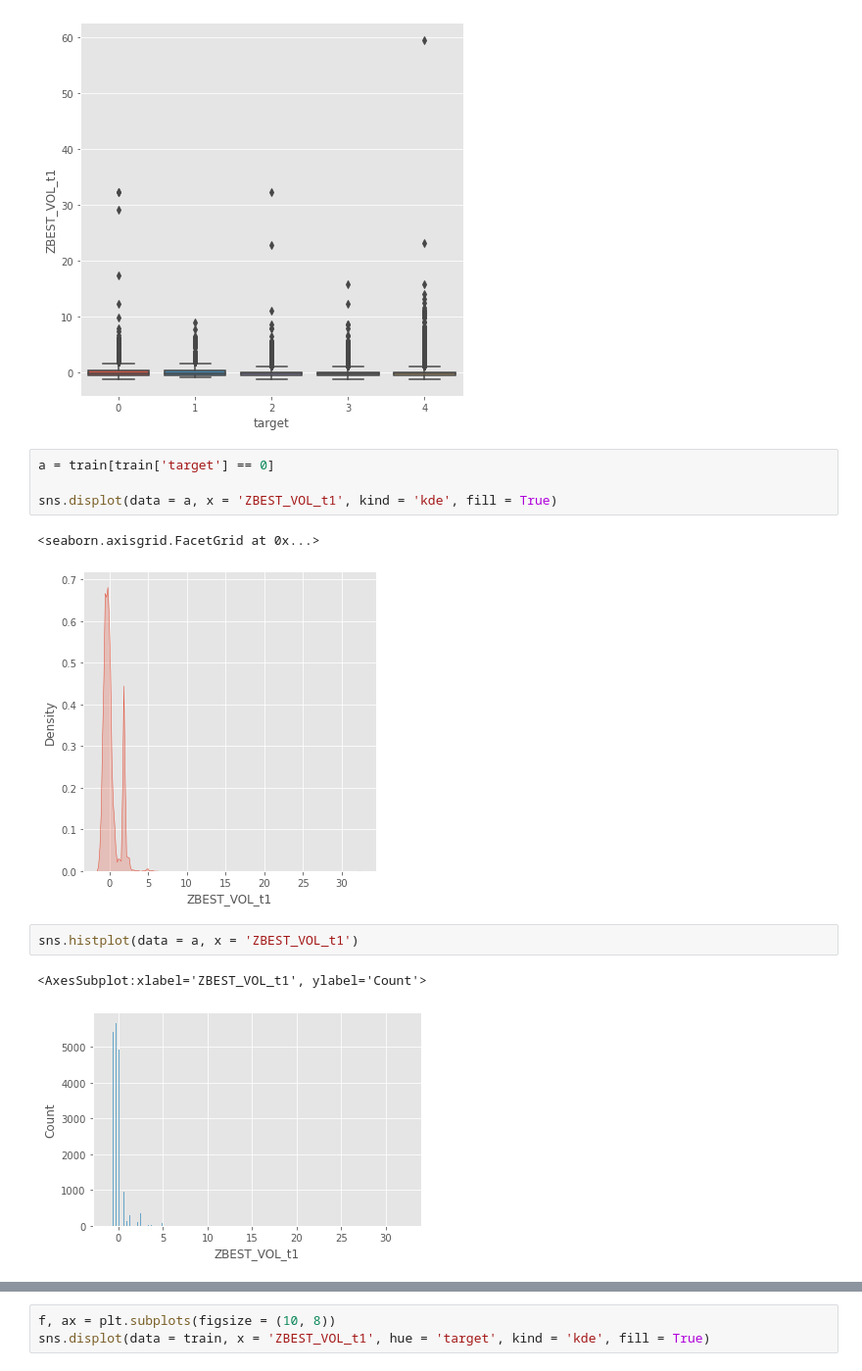
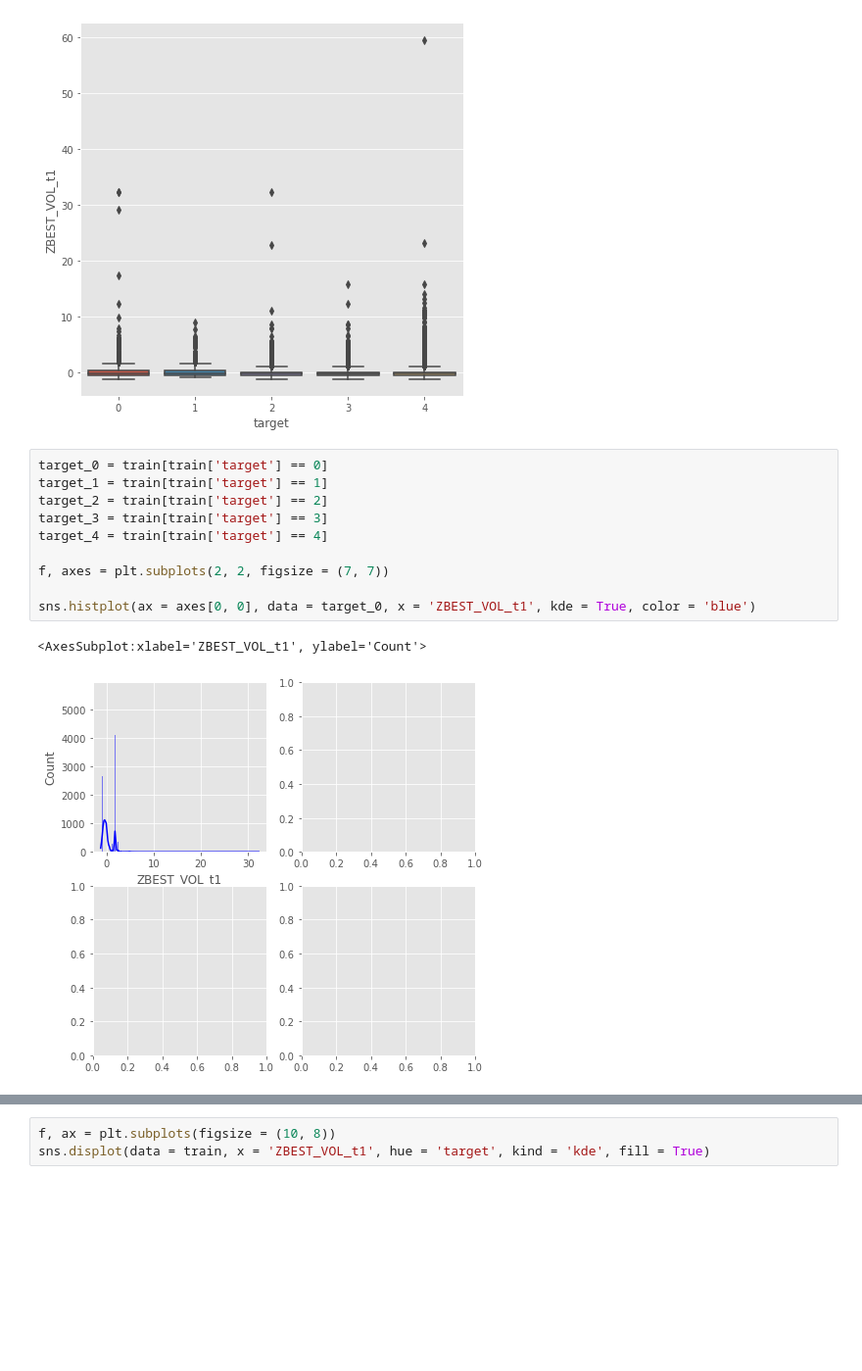
Before and after one commit to oscarm524/Data-Mining-Cup, a Jupyter notebook: DMC-2008/Data_Exploration/Data_Exploration.ipynb, the cells around one changed output, grey strips where cells are left out. Shown: that part at 98% size. Drawn from its saved outputs; the diff is of its cells as text; blank space fills up the shorter version.

Commit message:
adding another plot

```diff
--- a/DMC-2008/Data_Exploration/Data_Exploration.ipynb
+++ b/DMC-2008/Data_Exploration/Data_Exploration.ipynb
@@ -54,15 +54,16 @@ sns.boxplot(x = 'target', y = 'ZBEST_VOL_t1', data = train)
 # %% [output]
 <AxesSubplot:xlabel='target', ylabel='ZBEST_VOL_t1'>
 [figure]
-# %%
-a = train[train['target'] == 0]
-
-sns.displot(data = a, x = 'ZBEST_VOL_t1', kind = 'kde', fill = True)
-# %% [output]
-<seaborn.axisgrid.FacetGrid at 0x...>
-[figure, removed]
-# %%
-sns.histplot(data = a, x = 'ZBEST_VOL_t1')
-# %% [output]
-<AxesSubplot:xlabel='ZBEST_VOL_t1', ylabel='Count'>
-[figure, removed]
+# %%
+target_0 = train[train['target'] == 0]
+target_1 = train[train['target'] == 1]
+target_2 = train[train['target'] == 2]
+target_3 = train[train['target'] == 3]
+target_4 = train[train['target'] == 4]
+
+f, axes = plt.subplots(2, 2, figsize = (7, 7))
+
+sns.histplot(ax = axes[0, 0], data = target_0, x = 'ZBEST_VOL_t1', kde = True, color = 'blue')
+# %% [output]
+<AxesSubplot:xlabel='ZBEST_VOL_t1', ylabel='Count'>
+[figure, added]
```
Also changed, not shown: parts of 1 cell of this notebook.
